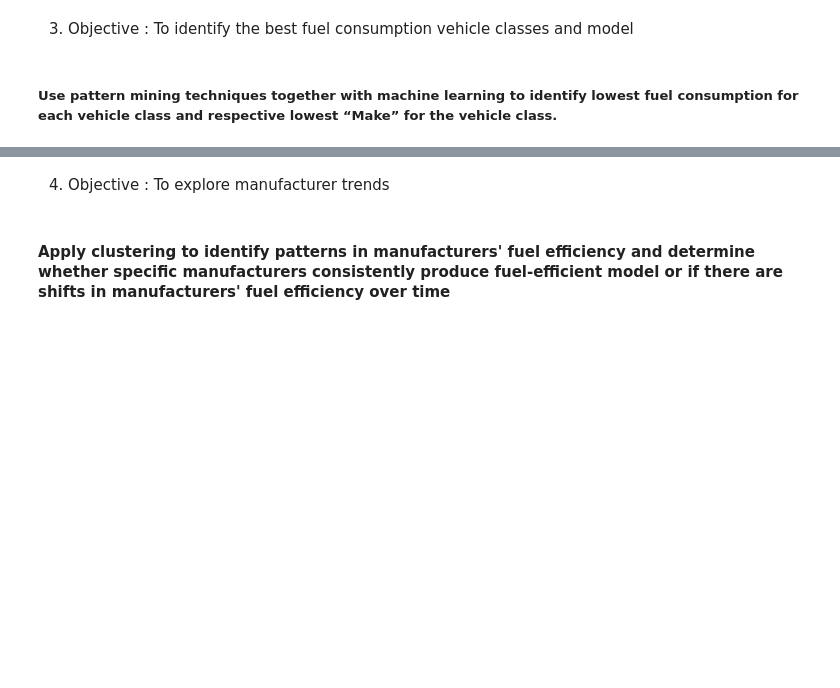
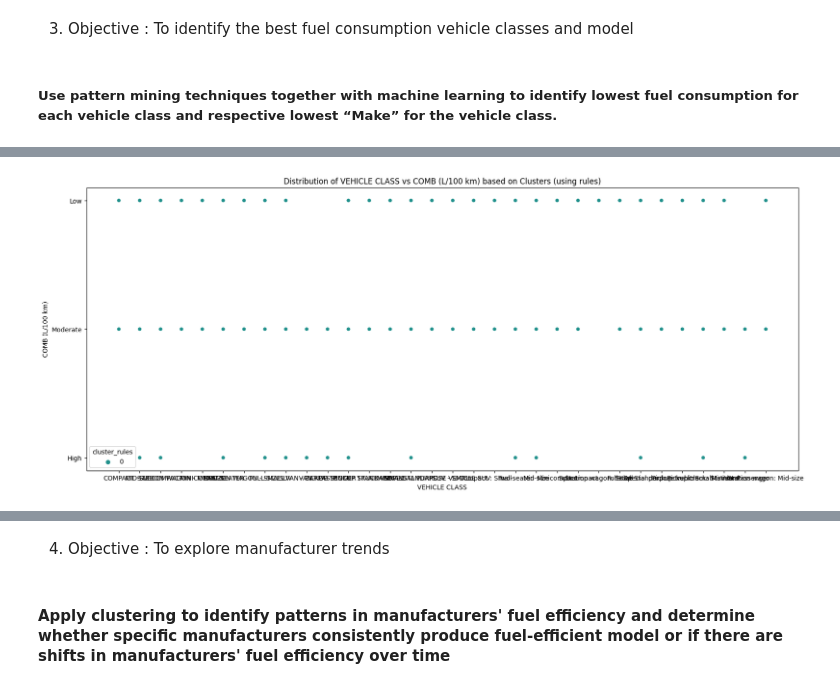
Before and after one commit to Milinda96/UoM_DM_Group_07, a Jupyter notebook: In23_S3_CS5227_DM_Group_7.ipynb, the cells around one changed output, grey strips where cells are left out. Cells and saved outputs as stored; diff of their text form; code cells hidden in the pictures; blank space fills up the shorter version.

Commit message:
Identify best fuel cons. vehicle classes and model

```diff
--- a/In23_S3_CS5227_DM_Group_7.ipynb
+++ b/In23_S3_CS5227_DM_Group_7.ipynb
@@ -923,22 +836,0 @@ lowest_make_for_class = df.loc[df.groupby('VEHICLE CLASS')['COMB (L/100 km)'].id
-# %%
-# Display the result with vehicle class names and the lowest fuel consumption make
-print("\nLowest Fuel Consumption Make for Each Vehicle Class:")
-for _, row in lowest_make_for_class.iterrows():
-    class_name = row['VEHICLE CLASS']
-    make = row['MAKE']
-    avg_fuel_consumption = average_fuel_consumption[class_name]
-    if avg_fuel_consumption == lowest_average_fuel_consumption:
-      lowest_fuel_consumption_class = class_name
-      lowest_fuel_consumption_make = make
-
-    # Find support value for the corresponding vehicle class in frequent_itemsets_apriori
-    support_apriori = frequent_itemsets_apriori[frequent_itemsets_apriori['itemsets'] == frozenset([make])]['support'].values
-    support_apriori = support_apriori[0] if len(support_apriori) > 0 else 0.0
-
-    # Find support value for the corresponding vehicle class in frequent_itemsets_fpgrowth
-    support_fpgrowth = frequent_itemsets_fpgrowth[frequent_itemsets_fpgrowth['itemsets'] == frozenset([make])]['support'].values
-    support_fpgrowth = support_fpgrowth[0] if len(support_fpgrowth) > 0 else 0.0
-
-    print(f"{class_name}: {avg_fuel_consumption:.2f} L/100 km - Lowest Make: {make} (Apriori Support: {support_apriori:.2f}, FP-growth Support: {support_fpgrowth:.2f})")
-print()
-print(f"Lowest fuel efficient vehicle class: {lowest_fuel_consumption_class} (lowest make: {lowest_fuel_consumption_make})")
@@ -962,0 +887,11 @@ Lowest fuel efficient vehicle class: Station wagon: Small (lowest make: Kia)
+# %%
+import matplotlib.pyplot as plt
+import seaborn as sns
+
+# Plotting VEHICLE CLASS vs COMB (L/100 km) based on clusters using rules
+plt.figure(figsize=(20, 8))
+sns.scatterplot(x='VEHICLE CLASS', y='COMB (L/100 km)', hue='cluster_rules', data=data_copy, palette='viridis')
+plt.title('Distribution of VEHICLE CLASS vs COMB (L/100 km) based on Clusters (using rules)')
+plt.show()
+# %% [output]
+[figure, added]
```
Also changed, not shown: parts of 18 cells of this notebook.
